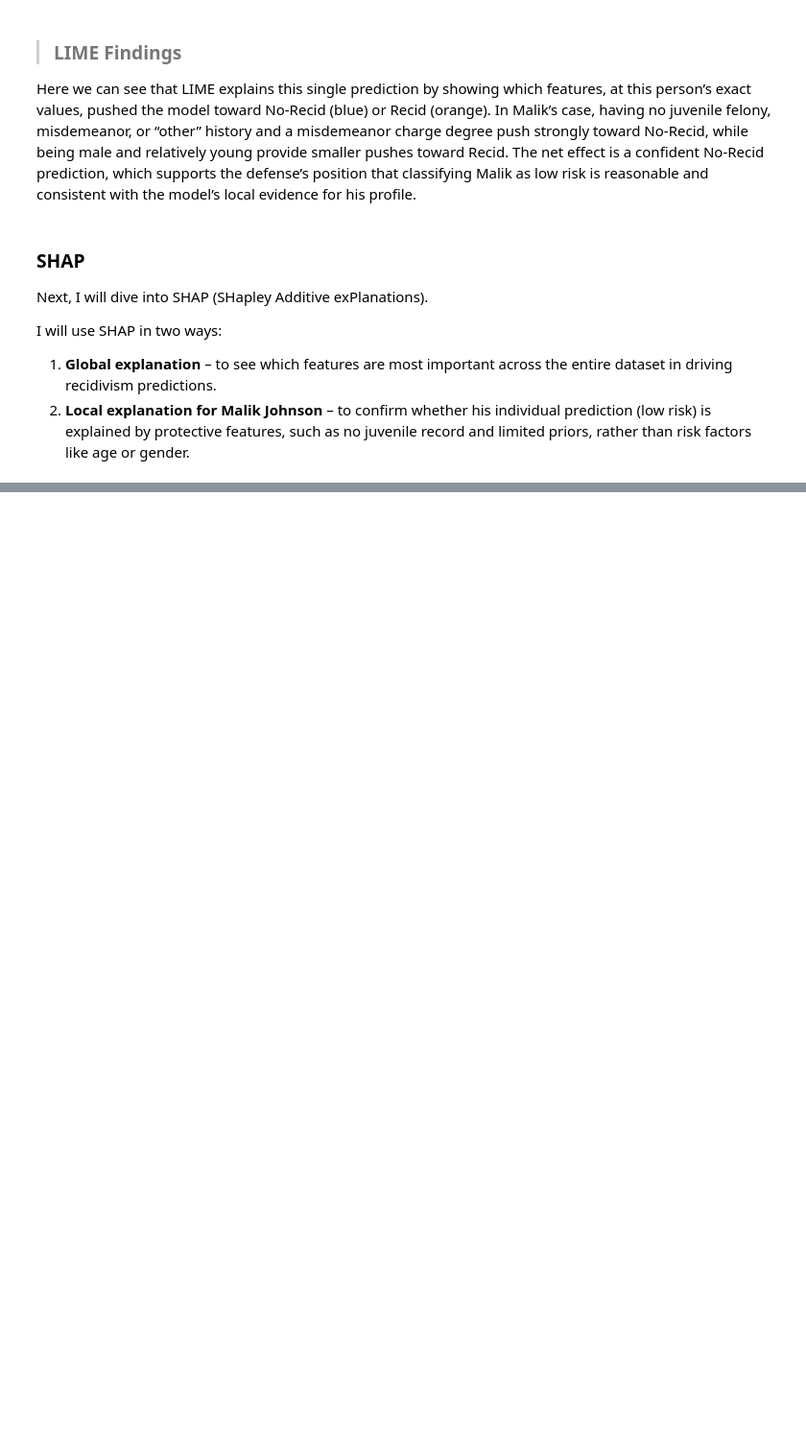
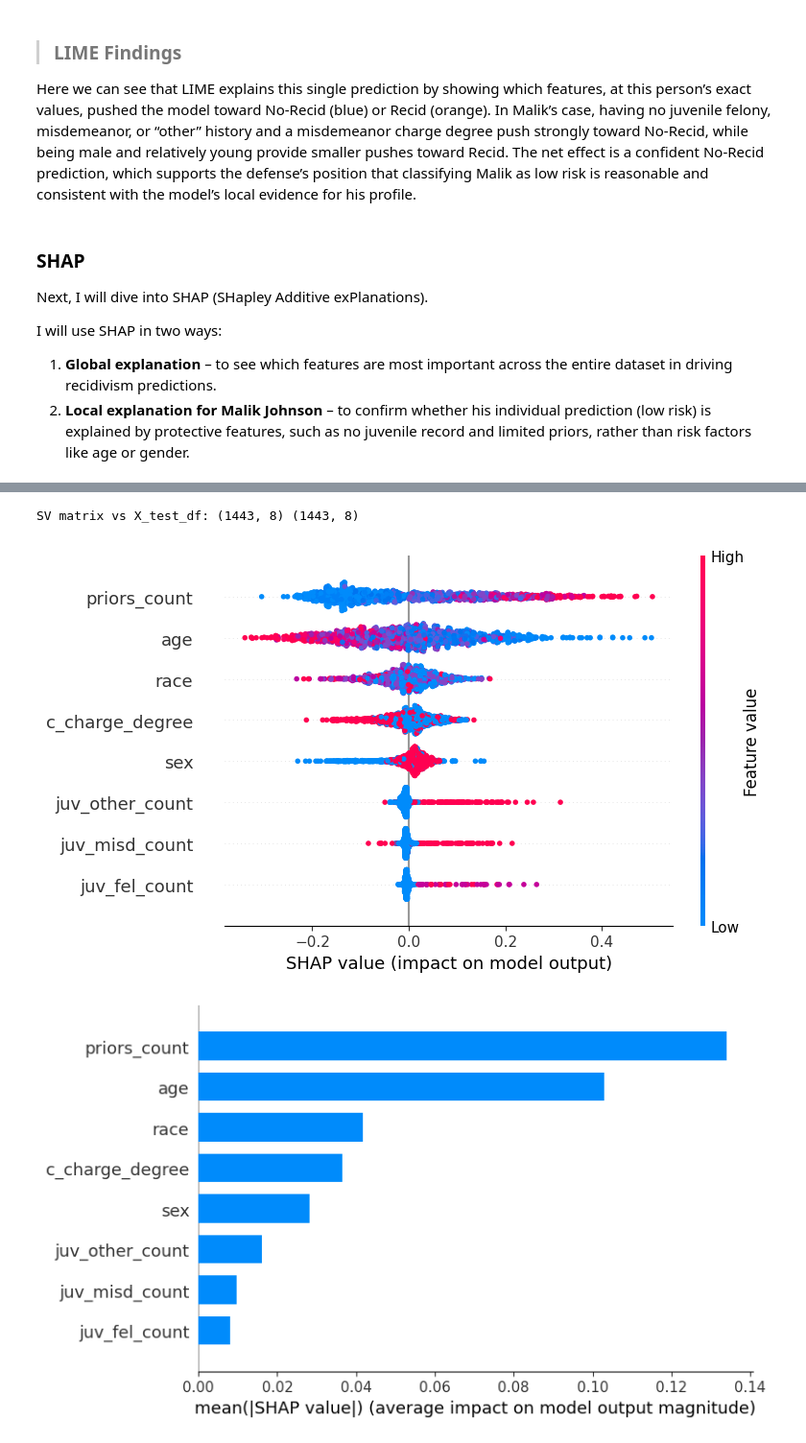
Before and after one commit to ericiortega/aipi590-xai-fall2025, a Jupyter notebook: assignments/machine_learning_court/court.ipynb, the cells around one changed output, grey strips where cells are left out. Shown at 96% size. Saved outputs shown, nothing was run; the diff lists cells and outputs as text; code cells hidden in the pictures; blank space fills up the shorter version.

Commit message:
researching shap

```diff
--- a/assignments/machine_learning_court/court.ipynb
+++ b/assignments/machine_learning_court/court.ipynb
@@ -289,0 +261,78 @@ AssertionError: The shape of the shap_values matrix does not match the shape of
+# %%
+import numpy as np
+import pandas as pd
+import shap
+import matplotlib.pyplot as plt
+
+X_test_df = pd.DataFrame(X_test, columns=features)
+malik_df  = focus_instance_compas[features].iloc[[0]]
+pos_idx   = int(np.where(model_compas.classes_ == 1)[0][0])  # class=1 (Recid)
+
+explainer = shap.TreeExplainer(model_compas)
+
+def extract_sv_matrix(explainer, X_df, class_idx):
+    """Return (sv_matrix: (n, m), base_vals: (n,)) for the requested class,
+       regardless of SHAP’s internal axis order."""
+    sv = explainer(X_df, check_additivity=False)  # Explanation
+    vals = sv.values
+    base = sv.base_values
+    m = X_df.shape[1]
+
+    if vals.ndim == 2:  # (n, m) already single-output
+        sv_matrix = vals
+        base_vals = np.array(base).reshape(-1)   # (n,)
+    elif vals.ndim == 3:
+        # Possibility A: (n, outputs, m)
+        if vals.shape[2] == m:
+            sv_matrix = vals[:, class_idx, :]              # → (n, m)
+            base_vals = np.array(base)[:, class_idx]       # → (n,)
+        # Possibility B: (n, m, outputs)
+        elif vals.shape[1] == m:
+            sv_matrix = vals[:, :, class_idx]              # → (n, m)
+            base_vals = np.array(base)[:, class_idx]       # → (n,)
+        else:
+            raise ValueError(f"Unexpected SHAP shape {vals.shape} for m={m}")
+    else:
+        raise ValueError(f"Unexpected SHAP ndim={vals.ndim}")
+
+    return sv_matrix, base_vals
+
+def extract_sv_local(explainer, x1_df, class_idx):
+    """Return (vals1d: (m,), base_scalar) for a single row."""
+    sv1 = explainer(x1_df, check_additivity=False)
+    vals = sv1.values
+    base = sv1.base_values
+    m = x1_df.shape[1]
+
+    if vals.ndim == 2:         # (1, m)
+        vals1d = vals[0]
+        base_scalar = float(np.array(base).reshape(-1)[0])
+    elif vals.ndim == 3:
+        # (1, outputs, m)
+        if vals.shape[2] == m:
+            vals1d = vals[0, class_idx, :]
+            base_scalar = float(np.array(base)[0, class_idx])
+        # (1, m, outputs)
+        elif vals.shape[1] == m:
+            vals1d = vals[0, :, class_idx]
+            base_scalar = float(np.array(base)[0, class_idx])
+        else:
+            raise ValueError(f"Unexpected local SHAP shape {vals.shape} for m={m}")
+    else:
+        raise ValueError(f"Unexpected local SHAP ndim={vals.ndim}")
+    return vals1d, base_scalar
+
+# --- GLOBAL (beeswarm + bar) for Recid=1 ---
+sv_matrix, base_vals = extract_sv_matrix(explainer, X_test_df, pos_idx)
+print("SV matrix vs X_test_df:", sv_matrix.shape, X_test_df.shape)  # should be (n, m) vs (n, m)
+
+shap.summary_plot(sv_matrix, X_test_df, feature_names=features)                   # beeswarm
+shap.summary_plot(sv_matrix, X_test_df, feature_names=features, plot_type="bar") # bar
+
+# --- LOCAL (Malik) waterfall for Recid=1 ---
+malik_vals, malik_base = extract_sv_local(explainer, malik_df, pos_idx)
+shap.plots._waterfall.waterfall_legacy(malik_base, malik_vals, feature_names=features)
+# %% [output]
+SV matrix vs X_test_df: (1443, 8) (1443, 8)
+[figure, added]
+[figure, added]
```
Also changed, not shown: parts of 3 cells of this notebook.
